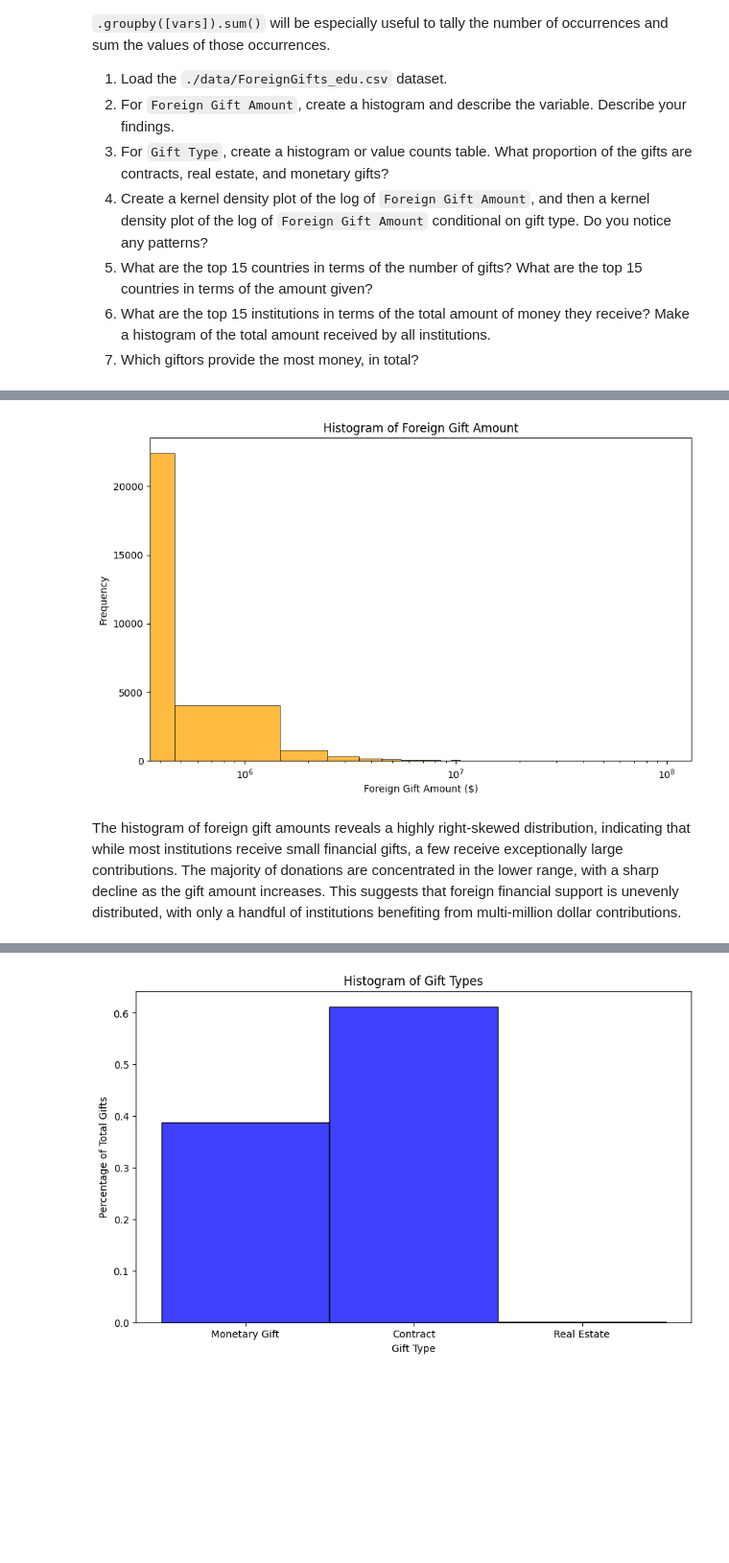
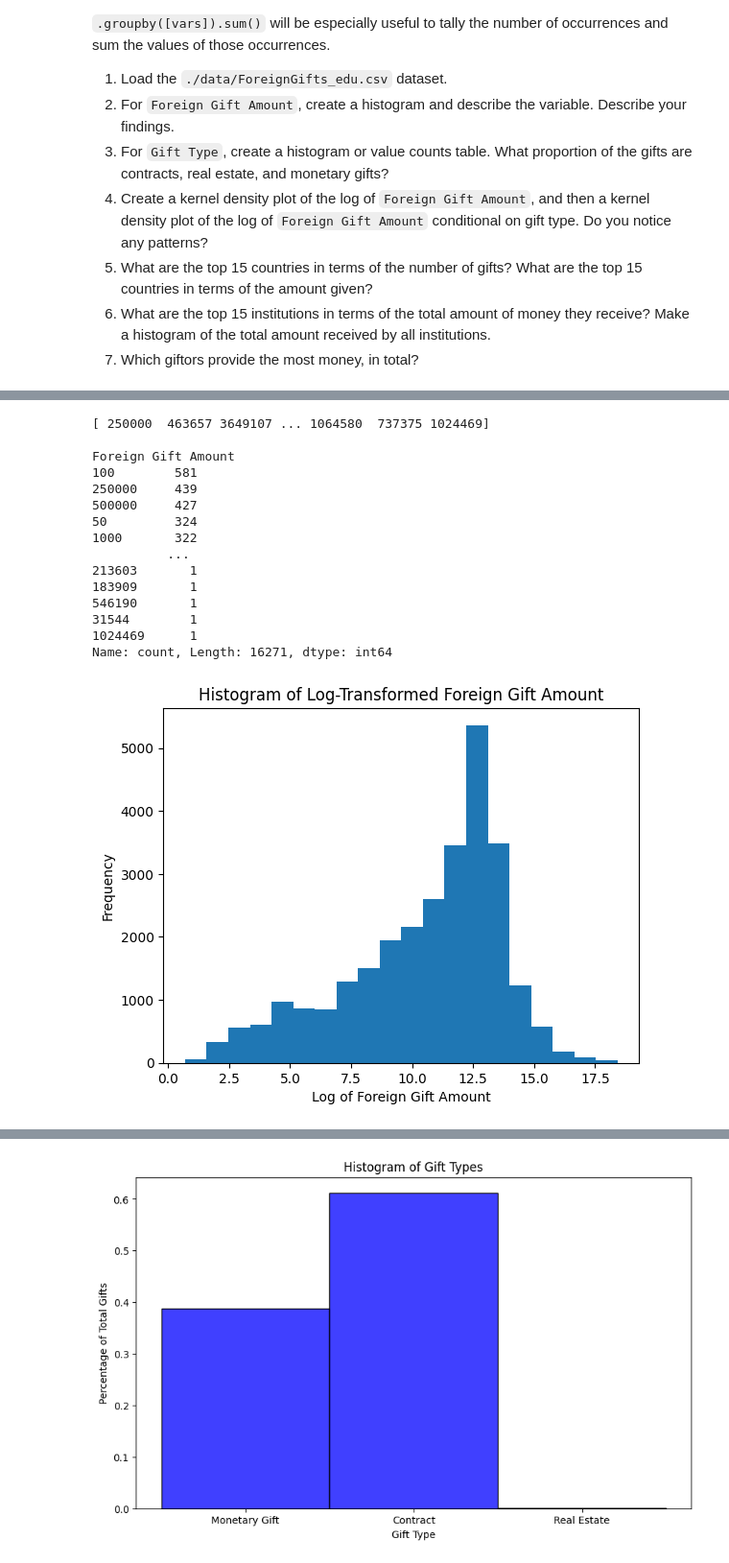
Before and after one commit to Jessicaxiong61/DS-3001, a Jupyter notebook: EDA assignment/EDA_assignment.ipynb, the cells around one changed output, grey strips where cells are left out. Shown at 96% size. Drawn from its saved outputs; the diff is of its cells as text; code cells hidden in the pictures; blank space fills up the shorter version.

```diff
--- a/EDA assignment/EDA_assignment.ipynb
+++ b/EDA assignment/EDA_assignment.ipynb
@@ -66,15 +55,35 @@ print(df1)
-# %%
-#question 1 part 2
-plt.figure(figsize=(10, 6))
-sns.histplot(df1['Foreign Gift Amount'], bins=100, color='orange')
-plt.xlabel('Foreign Gift Amount ($)')
-plt.ylabel('Frequency')
-plt.xscale('log')  # Apply log scale for better visualization
-plt.title('Histogram of Foreign Gift Amount')
-
-# Show the plot
-plt.show()
-# %% [output]
-[figure, removed]
-# %% [markdown]
-The histogram of foreign gift amounts reveals a highly right-skewed distribution, indicating that while most institutions receive small financial gifts, a few receive exceptionally large contributions. The majority of donations are concentrated in the lower range, with a sharp decline as the gift amount increases. This suggests that foreign financial support is unevenly distributed, with only a handful of institutions benefiting from multi-million dollar contributions.
+# %%
+#question 1 part 2
+# Check for the unique values of Foreign Gift Amount
+print(df1['Foreign Gift Amount'].unique(), '\n')
+# Check for the amount of appearances for each individual gift amount
+print(df1['Foreign Gift Amount'].value_counts(), '\n')
+
+df1['Foreign Gift Amount_log'] = np.log(df1['Foreign Gift Amount']) #log() could drop zeros and negative numbers from visualizations or analysis
+df1 = df1[df1['Foreign Gift Amount_log'] > 0]
+
+df1['Foreign Gift Amount_log'].hist(bins=20, grid=False) #OK-looking histogram
+plt.xlabel("Log of Foreign Gift Amount")
+plt.ylabel("Frequency")
+plt.title("Histogram of Log-Transformed Foreign Gift Amount")
+
+
+# Show the plot
+plt.show()
+# %% [output]
+[ 250000  463657 3649107 ... 1064580  737375 1024469]
+
+Foreign Gift Amount
+100        581
+250000     439
+500000     427
+50         324
+1000       322
+          ...
+213603       1
+183909       1
+546190       1
+31544        1
+1024469      1
+Name: count, Length: 16271, dtype: int64
+[figure, added]
```
Also changed, not shown: parts of 15 cells of this notebook.
